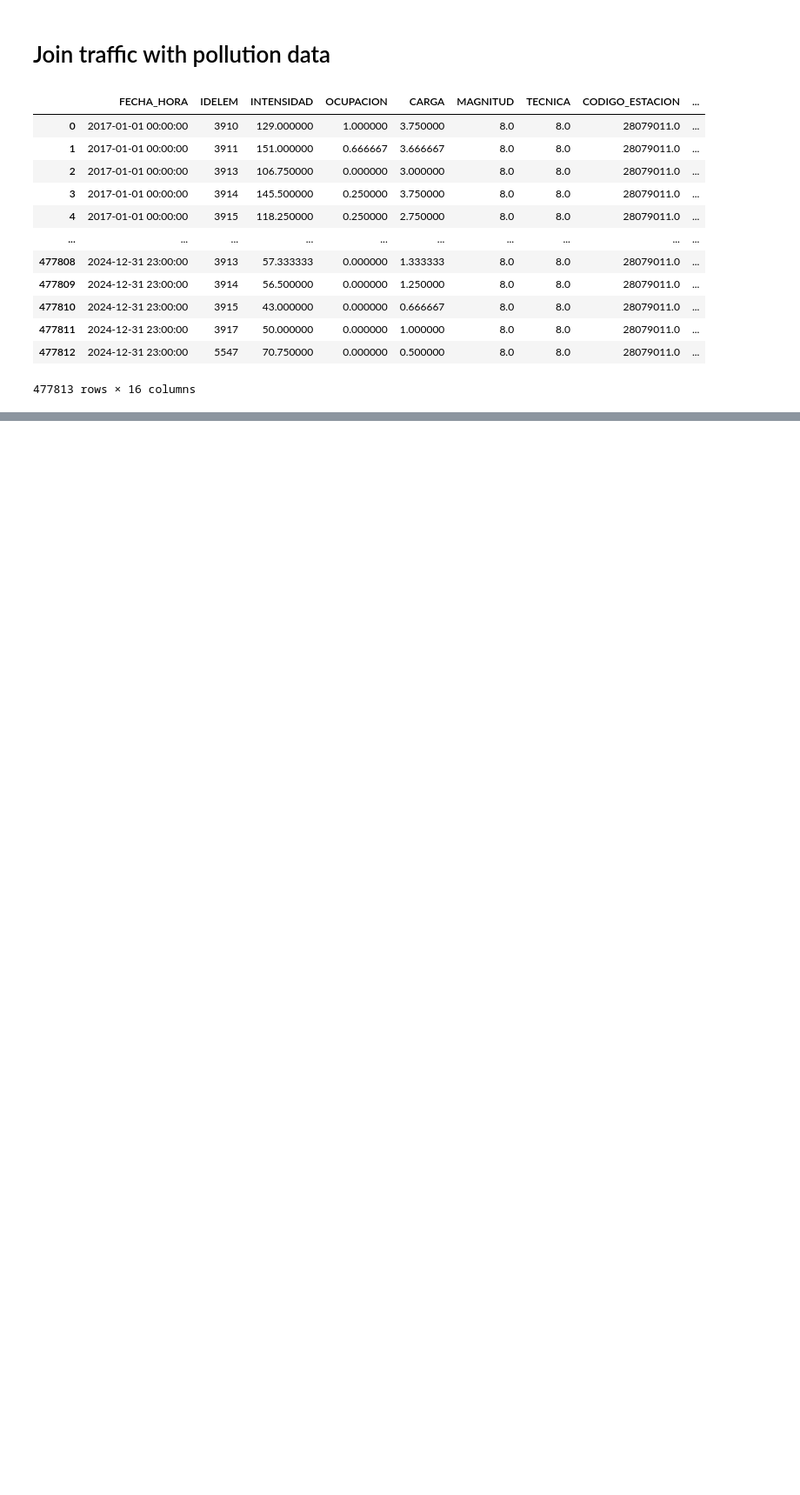
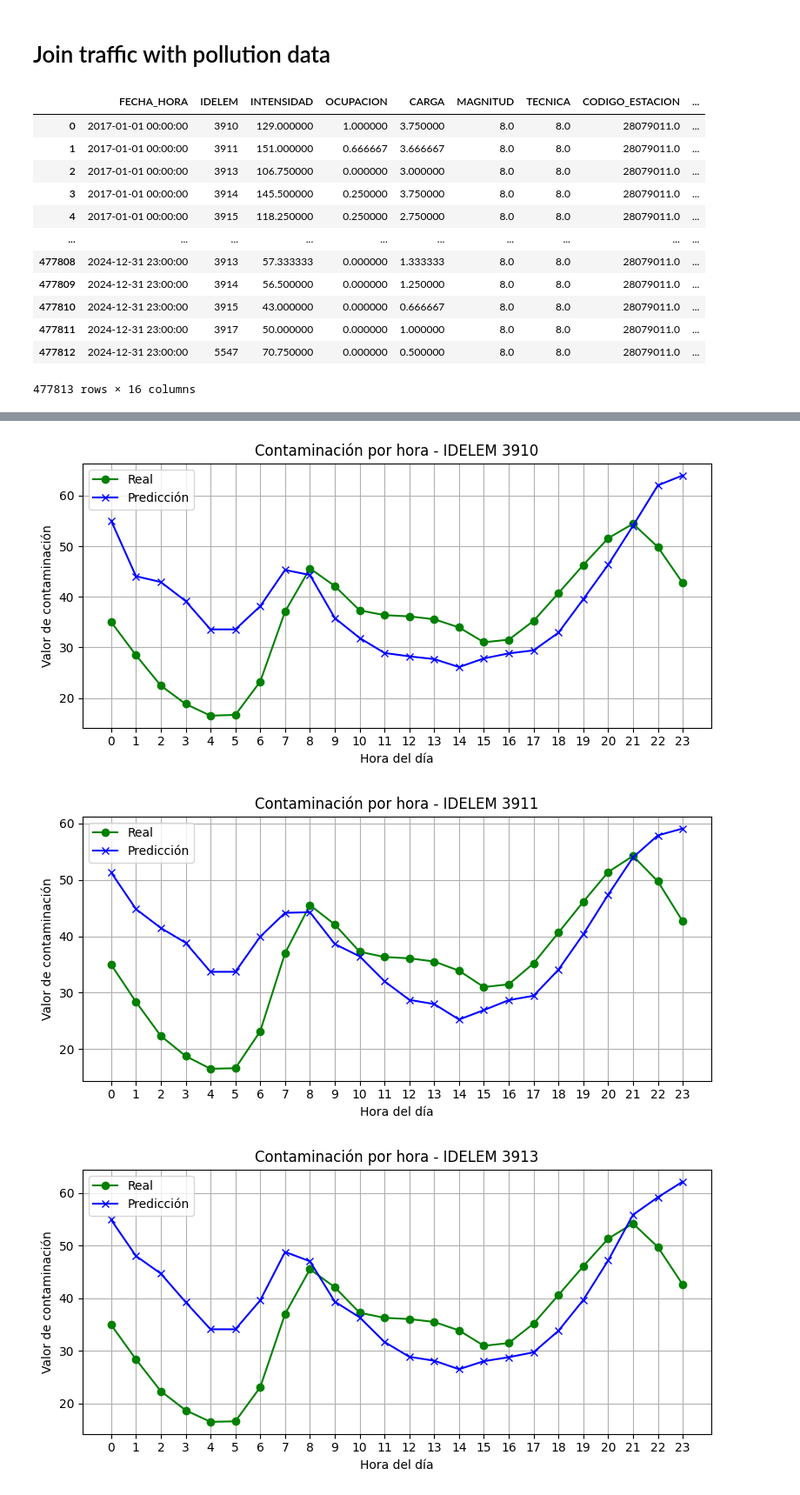
Before and after one commit to AndresAC14/spark_anomaly_detection, a Jupyter notebook: backend/join_data.ipynb, the cells around one changed output, grey strips where cells are left out. Shown at 87% size. Cells and saved outputs as stored; diff of their text form; code cells hidden in the pictures; blank space fills up the shorter version.

```diff
--- a/backend/join_data.ipynb
+++ b/backend/join_data.ipynb
@@ -50,0 +256,41 @@ from sklearn.metrics import mean_squared_error
+# %%
+# Asegúrate de tener la columna HORA en el dataframe original
+df['HORA'] = df['FECHA_HORA'].dt.hour
+
+# Obtener el valor real medio por IDELEM y hora
+reales_por_hora = (
+    df.groupby(['IDELEM', 'HORA'])['VALOR_CONTAMINACION']
+    .mean()
+    .reset_index()
+    .rename(columns={'VALOR_CONTAMINACION': 'REAL_CONTAMINACION'})
+)
+# %%
+# Unimos valores reales y predicciones
+comparacion = pd.merge(
+    future_df,
+    reales_por_hora,
+    on=['IDELEM', 'HORA'],
+    how='inner'  # usa "outer" si quieres incluir también combinaciones sin datos reales
+)
+# %%
+idelems = comparacion['IDELEM'].cat.categories
+
+for idelem in idelems:
+    subset = comparacion[comparacion['IDELEM'] == idelem]
+
+    plt.figure(figsize=(8, 4))
+    plt.plot(subset['HORA'], subset['REAL_CONTAMINACION'], label='Real', marker='o', color='green')
+    plt.plot(subset['HORA'], subset['PREDICCION_CONTAMINACION'], label='Predicción', marker='x', color='blue')
+
+    plt.title(f'Contaminación por hora - IDELEM {idelem}')
+    plt.xlabel('Hora del día')
+    plt.ylabel('Valor de contaminación')
+    plt.xticks(range(0, 24))
+    plt.grid(True)
+    plt.legend()
+    plt.tight_layout()
+    plt.show()
+# %% [output]
+[figure, added]
+[figure, added]
+[figure, added]
```
Also changed, not shown: parts of 26 cells of this notebook, 2 other files.
